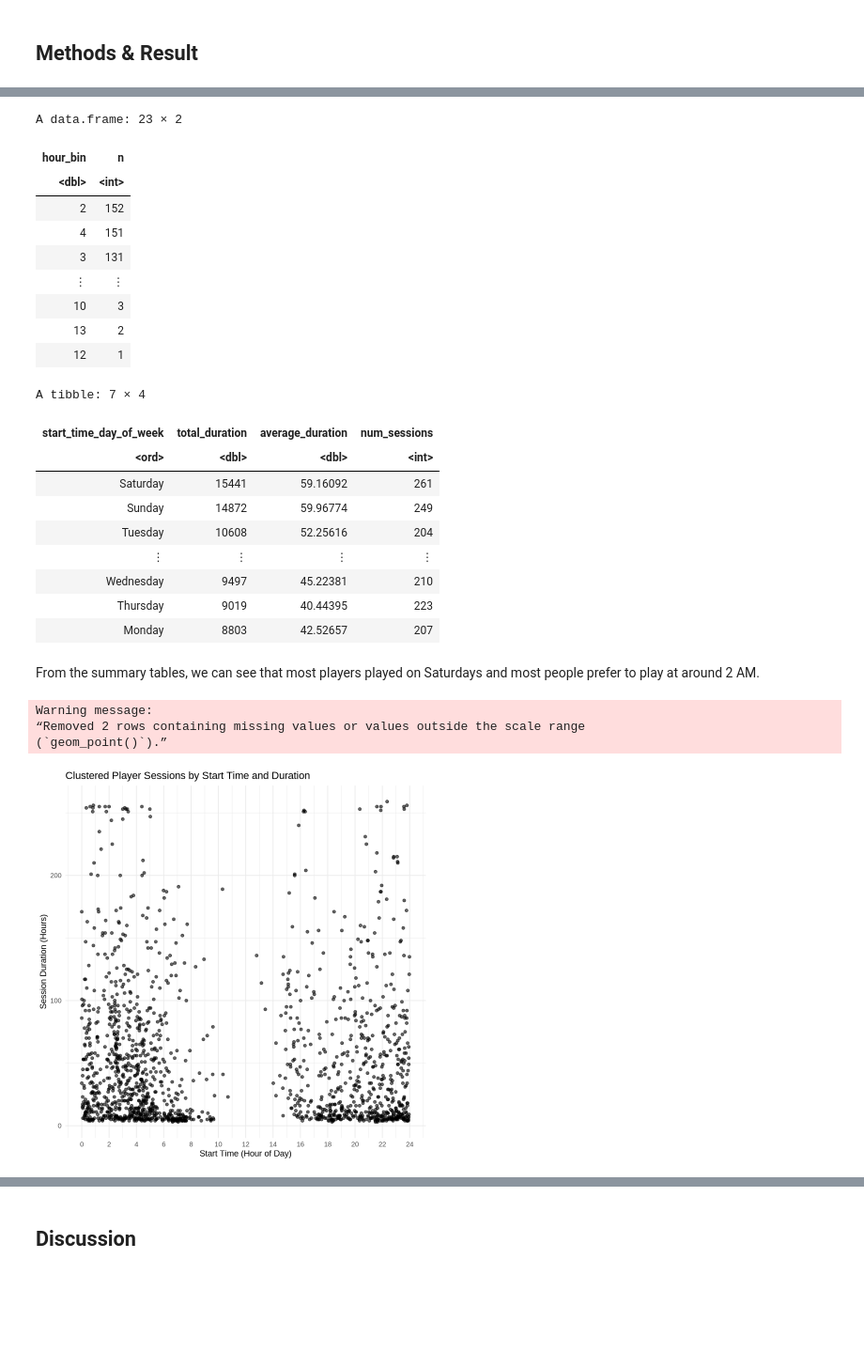
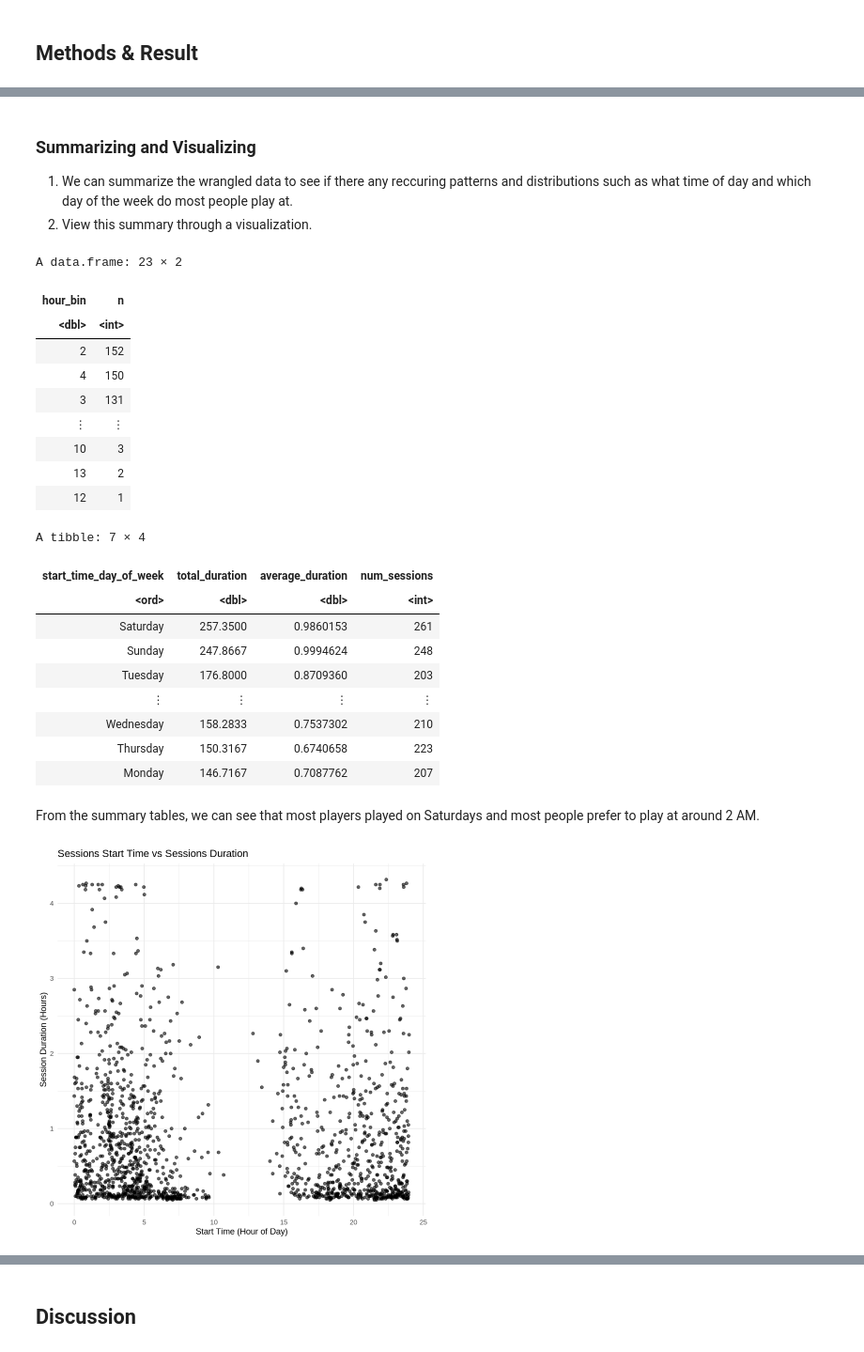
Before and after one commit to sotheasong/dsci100-project, a Jupyter notebook: project.ipynb, the cells around one changed output, grey strips where cells are left out. Shown at 94% size. Cells and saved outputs as stored; diff of their text form; code cells hidden in the pictures; blank space fills up the shorter version.

```diff
--- a/project.ipynb
+++ b/project.ipynb
@@ -81,7 +63,8 @@ sessions_clean <- sessions |>
     end_time = dmy_hm(end_time),  # Parse day/month/year hour:minute
     end_time_day_of_week = wday(end_time, label = TRUE, abbr = FALSE),  # e.g., "Monday"
     end_time_hrs = hour(end_time) + minute(end_time)/60, # Convert to decimal hour
-    session_duration_mins = as.numeric(difftime(end_time, start_time, units = "mins"))
-  )
+    session_duration_mins = as.numeric(difftime(end_time, start_time, units = "hours"))
+  ) |>
+  filter(!is.na(session_duration_mins), session_duration_mins > 0)
 sessions_clean
 # %% [output]
@@ -95,6 +78,10 @@ A data.frame: 1535 × 7
 | 2024-07-28 15:36:00 | 2024-07-28 15:57:00 | Sunday | 15.600000 | Sunday | 15.950000 | ... |
 | 2024-07-25 06:15:00 | 2024-07-25 06:22:00 | Thursday | 6.250000 | Thursday | 6.366667 | ... |
 | 2024-05-20 02:26:00 | 2024-05-20 02:45:00 | Monday | 2.433333 | Monday | 2.750000 | ... |
+# %% [markdown]
+### Summarizing and Visualizing
+1. We can summarize the wrangled data to see if there any reccuring patterns and distributions such as what time of day and which day of the week do most people play at.
+2. View this summary through a visualization.
 # %%
 sessions_clean |>
   mutate(hour_bin = floor(start_time_hrs)) |>
@@ -114,7 +101,7 @@ A data.frame: 23 × 2
 | hour_bin | n |
 | <dbl> | <int> |
 | 2 | 152 |
-| 4 | 151 |
+| 4 | 150 |
 | 3 | 131 |
 | ⋮ | ⋮ |
 | 10 | 3 |
@@ -123,24 +110,22 @@ A data.frame: 23 × 2
 A tibble: 7 × 4
 | start_time_day_of_week | total_duration | average_duration | num_sessions |
 | <ord> | <dbl> | <dbl> | <int> |
-| Saturday | 15441 | 59.16092 | 261 |
-| Sunday | 14872 | 59.96774 | 249 |
-| Tuesday | 10608 | 52.25616 | 204 |
+| Saturday | 257.3500 | 0.9860153 | 261 |
+| Sunday | 247.8667 | 0.9994624 | 248 |
+| Tuesday | 176.8000 | 0.8709360 | 203 |
 | ⋮ | ⋮ | ⋮ | ⋮ |
-| Wednesday | 9497 | 45.22381 | 210 |
-| Thursday | 9019 | 40.44395 | 223 |
-| Monday | 8803 | 42.52657 | 207 |
+| Wednesday | 158.2833 | 0.7537302 | 210 |
+| Thursday | 150.3167 | 0.6740658 | 223 |
+| Monday | 146.7167 | 0.7087762 | 207 |
 # %% [markdown]
 From the summary tables, we can see that most players played on Saturdays and most people prefer to play at around 2 AM.
 # %%
-ggplot(sessions_clean, aes(x = start_time_hrs, y = session_duration_mins)) +
+sessions_plot = ggplot(sessions_clean, aes(x = start_time_hrs, y = session_duration_mins)) +
   geom_point(alpha = 0.6, size = 1.5) +
-  scale_x_continuous(name = "Start Time (Hour of Day)", breaks = seq(0, 24, 2)) +
+  scale_x_continuous(name = "Start Time (Hour of Day)") +
   scale_y_continuous(name = "Session Duration (Hours)") +
-  labs(title = "Clustered Player Sessions by Start Time and Duration") +
+  labs(title = "Sessions Start Time vs Sessions Duration") +
   theme_minimal()
+sessions_plot
 # %% [output]
-Warning message:
-“Removed 2 rows containing missing values or values outside the scale range
-(`geom_point()`).”
-[figure, old version]
+[figure, new version]
```
Also changed, not shown: parts of 9 cells of this notebook.
